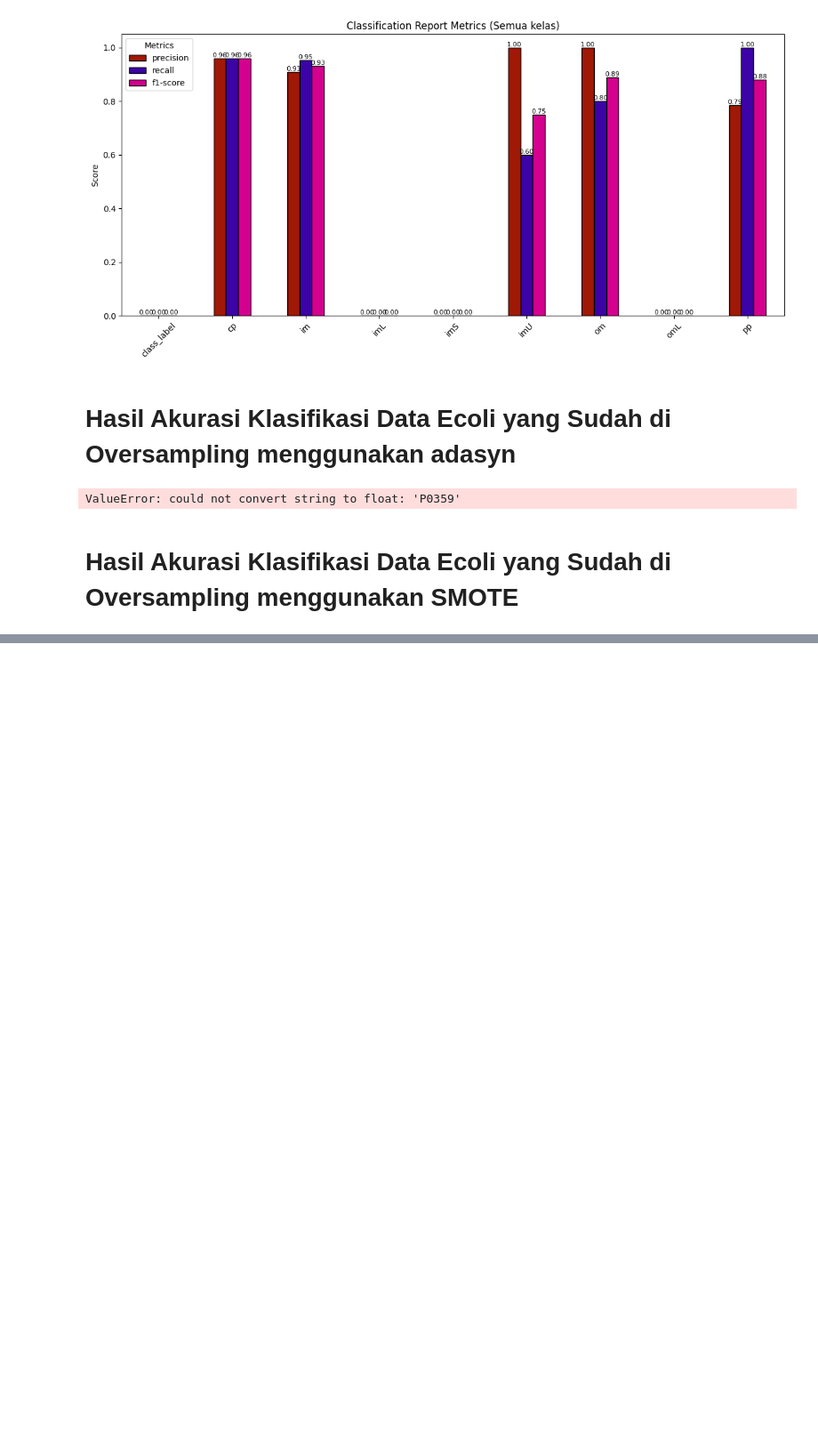
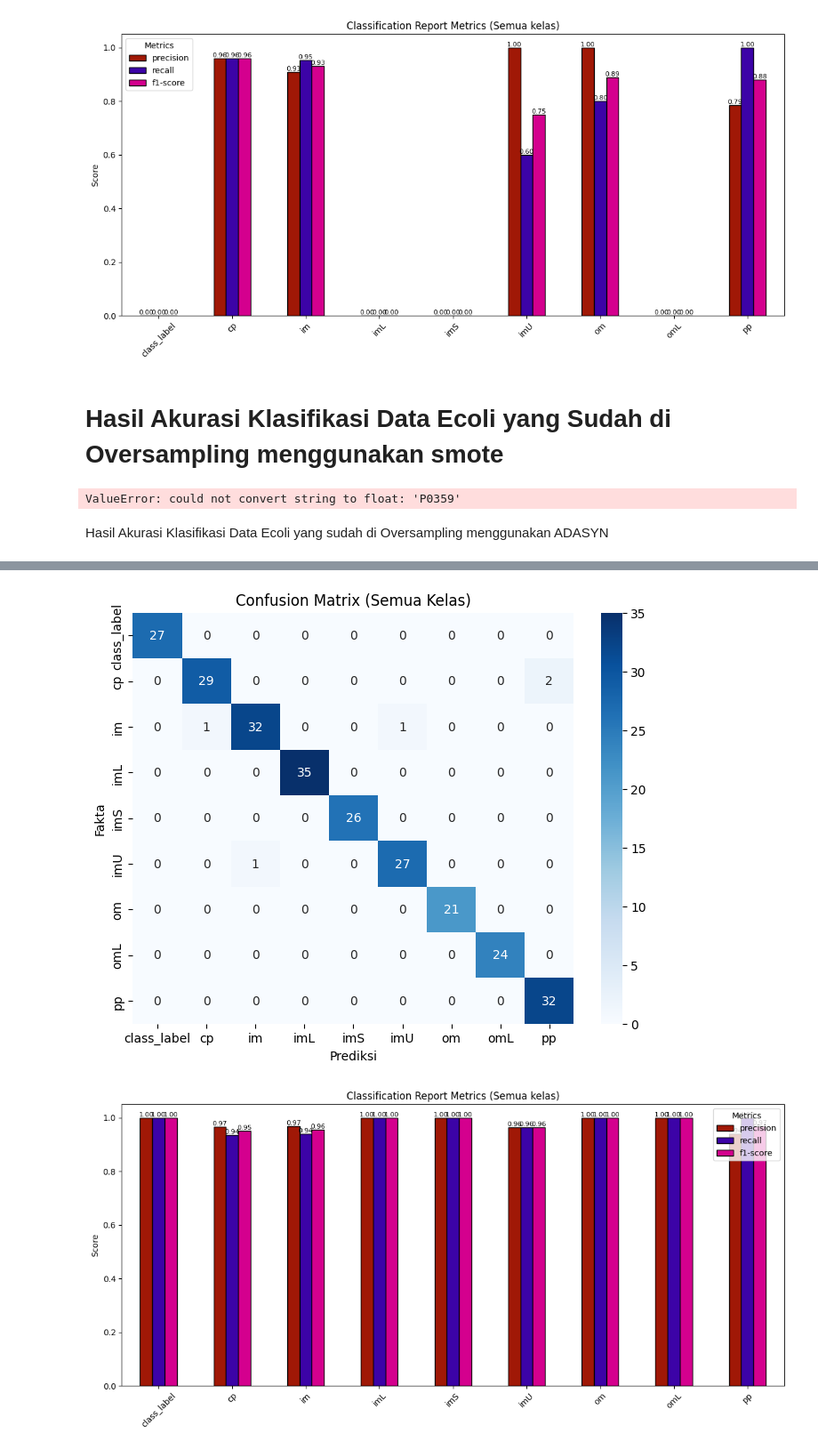
Before and after one commit to JordanHutahaean/PSD, a Jupyter notebook: myfirstbook/balance/balance_randomforest.ipynb, the cells around one changed output, grey strips where cells are left out. Shown at 89% size. Saved outputs shown, nothing was run; the diff lists cells and outputs as text; code cells hidden in the pictures; blank space fills up the shorter version.

```diff
--- a/myfirstbook/balance/balance_randomforest.ipynb
+++ b/myfirstbook/balance/balance_randomforest.ipynb
@@ -173,10 +173,10 @@ weighted avg       0.91      0.91      0.90        68
 [figure]
 [figure]
 # %% [markdown]
-# Hasil Akurasi Klasifikasi Data Ecoli yang Sudah di Oversampling menggunakan adasyn
+# Hasil Akurasi Klasifikasi Data Ecoli yang Sudah di Oversampling menggunakan smote
 # %%
 X_train_smote, X_test_smote, y_train_smote, y_test_smote = train_test_split(
-    x_adasyn, y_adasyn, test_size=0.2, random_state=42
+    x_smote, y_smote, test_size=0.2, random_state=42
 )
 
 rf = RandomForestClassifier(random_state=42)
@@ -238,4 +238,66 @@ plt.show()
 # %% [output]
 ValueError: could not convert string to float: 'P0359'
 # %% [markdown]
-# Hasil Akurasi Klasifikasi Data Ecoli yang Sudah di Oversampling menggunakan SMOTE
+Hasil Akurasi Klasifikasi Data Ecoli yang sudah di Oversampling menggunakan ADASYN
+# %%
+X_train_adasyn, X_test_adasyn, y_train_adasyn, y_test_adasyn = train_test_split(
+    x_adasyn, y_adasyn, test_size=0.2, random_state=42
+)
+
+rf = RandomForestClassifier(random_state=42)
+rf.fit(X_train_adasyn, y_train_adasyn)
+
+prediksi_adasyn = rf.predict(X_test_adasyn)
+
+print(f"accuracy_score : {accuracy_score(y_test_adasyn, prediksi_adasyn)}")
+print("Classification Report:\n", classification_report(y_test_adasyn, prediksi_adasyn, zero_division=0))
+
+# confuison matrix
+
+labels = np.unique(np.concatenate([y_train_adasyn, y_test_adasyn]))
+
+cm = confusion_matrix(y_test_adasyn, prediksi_adasyn, labels=labels)
+
+plt.figure(figsize=(8,6))
+sns.heatmap(cm, annot=True, fmt="d", cmap="Blues",
+            xticklabels=labels, yticklabels=labels)
+plt.xlabel("Prediksi")
+plt.ylabel("Fakta")
+plt.title("Confusion Matrix (Semua Kelas)")
+plt.show()
+
+all_labels = np.unique(np.concatenate([y_train_adasyn, y_test_adasyn]))
+
+report = classification_report(
+    y_test_adasyn, prediksi_adasyn, labels=all_labels,
+    output_dict=True, zero_division=0
+)
+
+df_report = pd.DataFrame(report).transpose()
+
+metrics_df = df_report[['precision','recall','f1-score']].iloc[:-3]
+
+# warna diagram batang
+ax = metrics_df.plot(
+    kind='bar',
+    figsize=(12,6),
+    color=["#a01806", "#3c03a7", "#d4008e"],
+    edgecolor='black'
+)
+
+plt.title("Classification Report Metrics (Semua kelas)")
+plt.ylabel("Score")
+plt.ylim(0,1.05)
+plt.xticks(rotation=45)
+
+# diagram batang
+for p in ax.patches:
+    value = f"{p.get_height():.2f}"
+    x = p.get_x() + p.get_width()/2
+    y = p.get_height()
+    ax.annotate(value, (x, y), ha='center', va='bottom', fontsize=8, rotation=0)
+
+plt.legend(title="Metrics")
+plt.tight_layout()
+plt.show()
+# %% [output]
@@ -241,0 +321,2 @@ ValueError: could not convert string to float: 'P0359'
+[figure, added]
+[figure, added]
```
Also changed, not shown: parts of 5 cells of this notebook, 6 other files.
